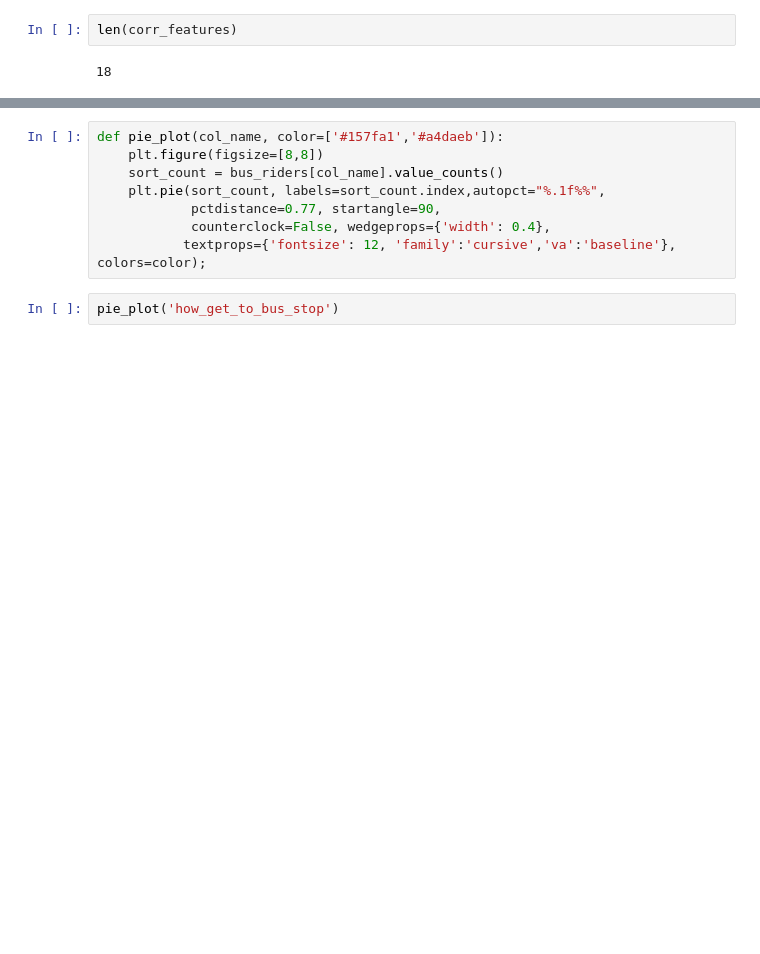
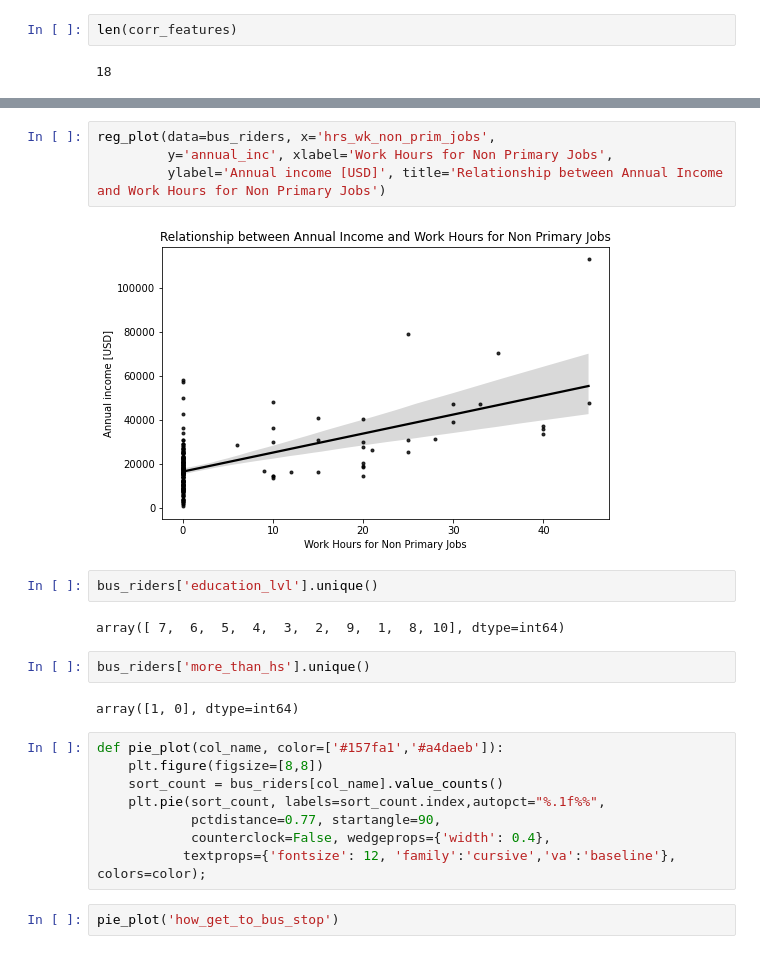
Before and after one commit to OmdenaAI/north-carolina-chapter-bus-drivers, a Jupyter notebook: src/tasks/task-1-visualize-bus-riders-data/Initial EDA.ipynb, the cells around one changed output, grey strips where cells are left out. Cells and saved outputs as stored; diff of their text form; blank space fills up the shorter version.

```diff
--- a/src/tasks/task-1-visualize-bus-riders-data/Initial EDA.ipynb
+++ b/src/tasks/task-1-visualize-bus-riders-data/Initial EDA.ipynb
@@ -144,3 +184,17 @@ plt.ylabel('Annual Income [USD]');
+# %%
+reg_plot(data=bus_riders, x='hrs_wk_non_prim_jobs',
+         y='annual_inc', xlabel='Work Hours for Non Primary Jobs',
+         ylabel='Annual income [USD]', title='Relationship between Annual Income and Work Hours for Non Primary Jobs')
+# %% [output]
+[figure, added]
+# %%
+bus_riders['education_lvl'].unique()
+# %% [output]
+array([ 7,  6,  5,  4,  3,  2,  9,  1,  8, 10], dtype=int64)
+# %%
+bus_riders['more_than_hs'].unique()
+# %% [output]
+array([1, 0], dtype=int64)
 # %%
 def pie_plot(col_name, color=['#157fa1','#a4daeb']):
     plt.figure(figsize=[8,8])
```
Also changed, not shown: parts of 35 cells of this notebook.
